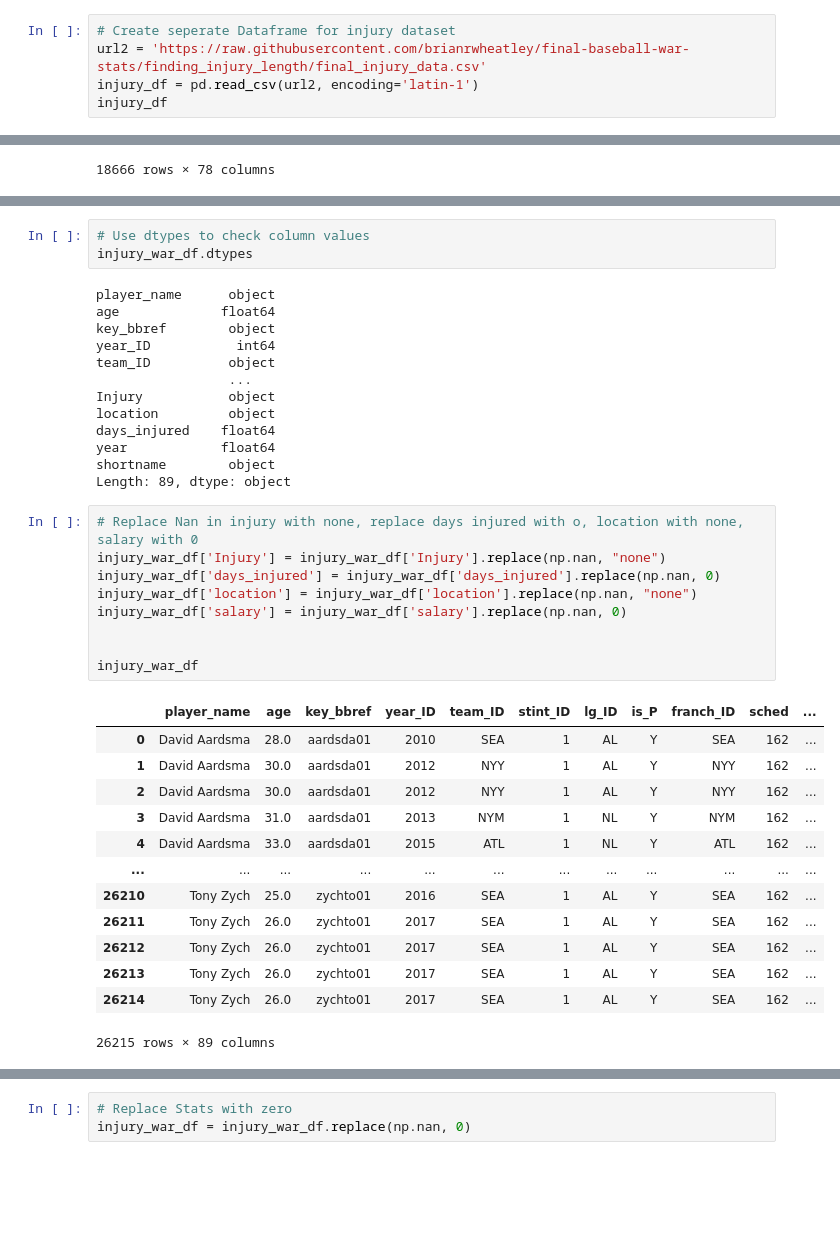
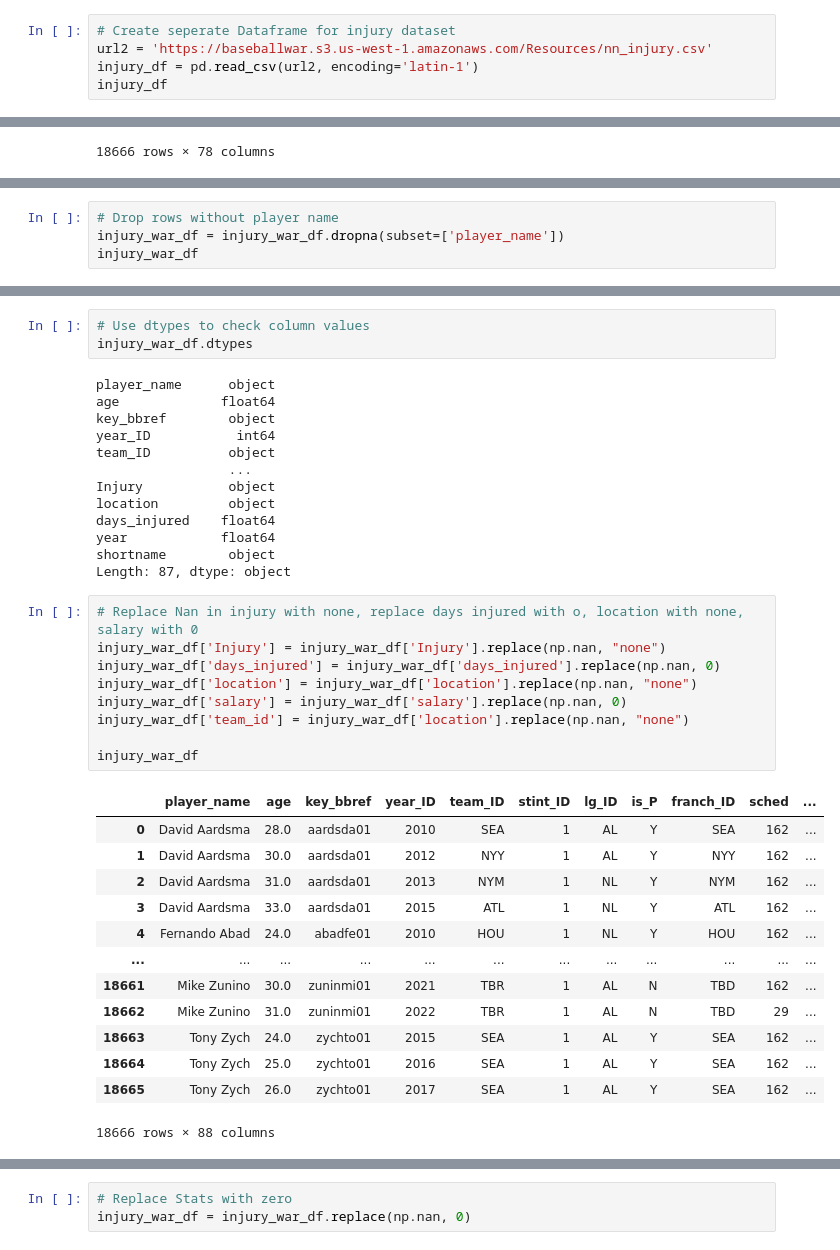
Before and after one commit to brianrwheatley/final-baseball-war-stats, a Jupyter notebook: Machine_Learning/nn_injury_war2.ipynb, the cells around one changed output, grey strips where cells are left out. Cells and saved outputs as stored; diff of their text form; blank space fills up the shorter version.

```diff
--- a/Machine_Learning/nn_injury_war2.ipynb
+++ b/Machine_Learning/nn_injury_war2.ipynb
@@ -28,7 +28,7 @@ war_df.head()
 5 rows × 78 columns
 # %%
 # Create seperate Dataframe for injury dataset
-url2 = 'https://raw.githubusercontent.com/brianrwheatley/final-baseball-war-stats/finding_injury_length/final_injury_data.csv'
+url2 = 'https://baseballwar.s3.us-west-1.amazonaws.com/Resources/nn_injury.csv'
 injury_df = pd.read_csv(url2, encoding='latin-1')
 injury_df
 # %% [output]
@@ -83,0 +84,4 @@ injury_war_df
+# %%
+# Drop rows without player name
+injury_war_df = injury_war_df.dropna(subset=['player_name'])
+injury_war_df
@@ -96,30 +114,30 @@ location         object
 days_injured    float64
 year            float64
 shortname        object
-Length: 89, dtype: object
+Length: 87, dtype: object
 # %%
 # Replace Nan in injury with none, replace days injured with o, location with none, salary with 0
 injury_war_df['Injury'] = injury_war_df['Injury'].replace(np.nan, "none")
 injury_war_df['days_injured'] = injury_war_df['days_injured'].replace(np.nan, 0)
 injury_war_df['location'] = injury_war_df['location'].replace(np.nan, "none")
 injury_war_df['salary'] = injury_war_df['salary'].replace(np.nan, 0)
-
+injury_war_df['team_id'] = injury_war_df['location'].replace(np.nan, "none")
 
 injury_war_df
 # %% [output]
 |  | player_name | age | key_bbref | year_ID | team_ID | stint_ID | lg_ID | is_P | franch_ID | sched | ... |
 | 0 | David Aardsma | 28.0 | aardsda01 | 2010 | SEA | 1 | AL | Y | SEA | 162 | ... |
 | 1 | David Aardsma | 30.0 | aardsda01 | 2012 | NYY | 1 | AL | Y | NYY | 162 | ... |
-| 2 | David Aardsma | 30.0 | aardsda01 | 2012 | NYY | 1 | AL | Y | NYY | 162 | ... |
-| 3 | David Aardsma | 31.0 | aardsda01 | 2013 | NYM | 1 | NL | Y | NYM | 162 | ... |
-| 4 | David Aardsma | 33.0 | aardsda01 | 2015 | ATL | 1 | NL | Y | ATL | 162 | ... |
+| 2 | David Aardsma | 31.0 | aardsda01 | 2013 | NYM | 1 | NL | Y | NYM | 162 | ... |
+| 3 | David Aardsma | 33.0 | aardsda01 | 2015 | ATL | 1 | NL | Y | ATL | 162 | ... |
+| 4 | Fernando Abad | 24.0 | abadfe01 | 2010 | HOU | 1 | NL | Y | HOU | 162 | ... |
 | ... | ... | ... | ... | ... | ... | ... | ... | ... | ... | ... | ... |
-| 26210 | Tony Zych | 25.0 | zychto01 | 2016 | SEA | 1 | AL | Y | SEA | 162 | ... |
-| 26211 | Tony Zych | 26.0 | zychto01 | 2017 | SEA | 1 | AL | Y | SEA | 162 | ... |
-| 26212 | Tony Zych | 26.0 | zychto01 | 2017 | SEA | 1 | AL | Y | SEA | 162 | ... |
-| 26213 | Tony Zych | 26.0 | zychto01 | 2017 | SEA | 1 | AL | Y | SEA | 162 | ... |
-| 26214 | Tony Zych | 26.0 | zychto01 | 2017 | SEA | 1 | AL | Y | SEA | 162 | ... |
+| 18661 | Mike Zunino | 30.0 | zuninmi01 | 2021 | TBR | 1 | AL | N | TBD | 162 | ... |
+| 18662 | Mike Zunino | 31.0 | zuninmi01 | 2022 | TBR | 1 | AL | N | TBD | 29 | ... |
+| 18663 | Tony Zych | 24.0 | zychto01 | 2015 | SEA | 1 | AL | Y | SEA | 162 | ... |
+| 18664 | Tony Zych | 25.0 | zychto01 | 2016 | SEA | 1 | AL | Y | SEA | 162 | ... |
+| 18665 | Tony Zych | 26.0 | zychto01 | 2017 | SEA | 1 | AL | Y | SEA | 162 | ... |
-26215 rows × 89 columns
+18666 rows × 88 columns
 # %%
 # Count NaN
 count_nan_in_df = injury_war_df.isnull().sum()
```
Also changed, not shown: parts of 19 cells of this notebook, 6 other files.
